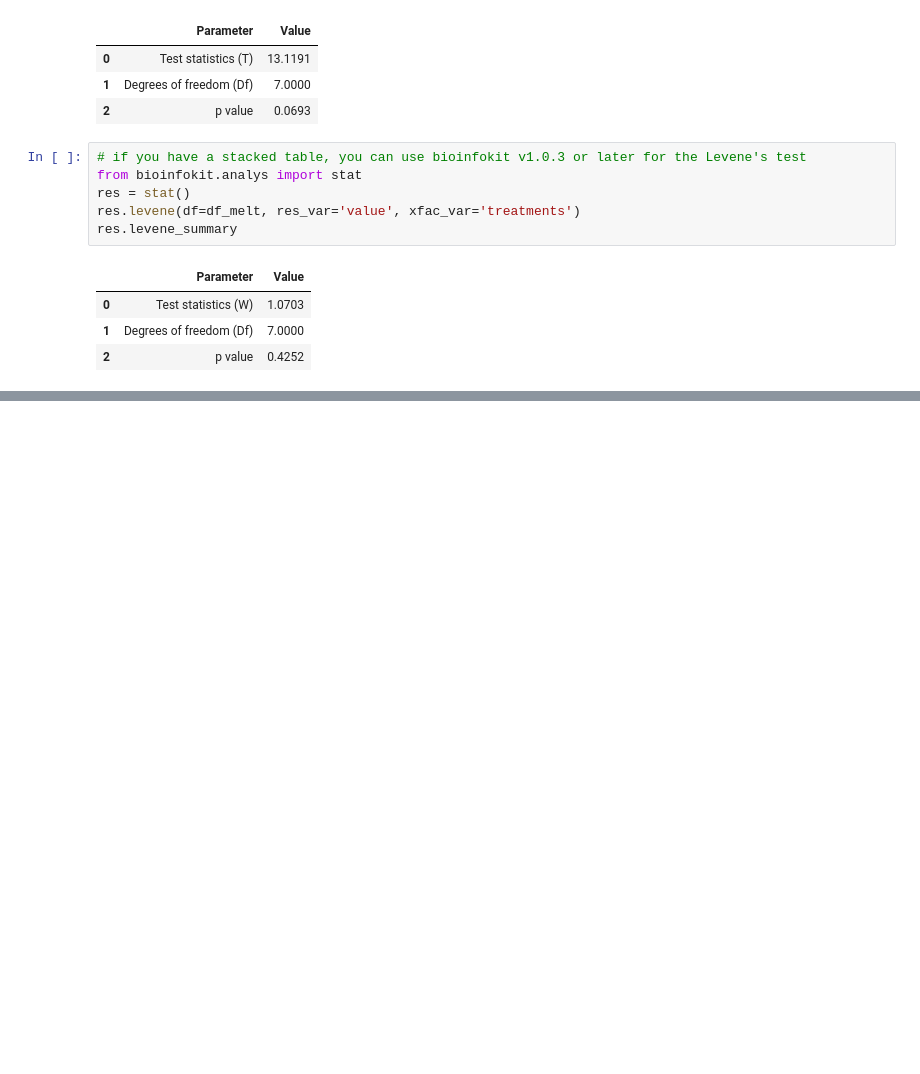
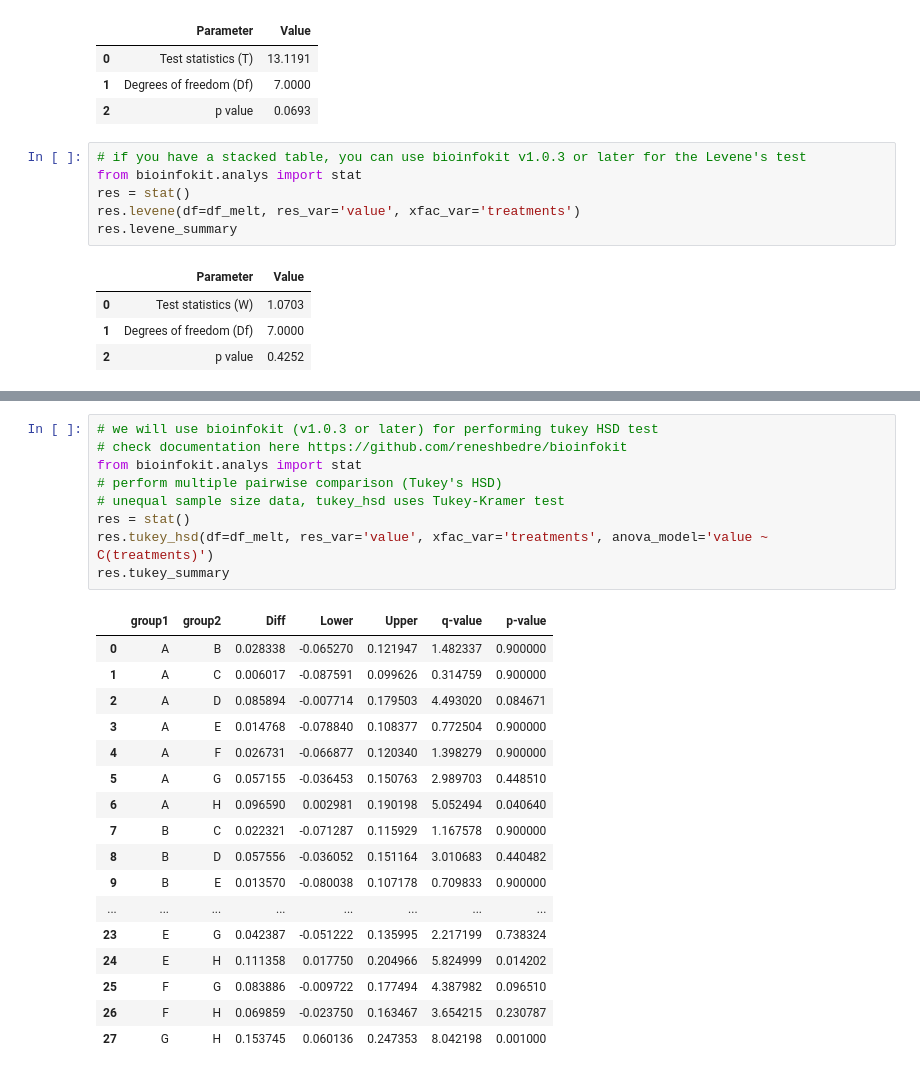
Before and after one commit to rman1061/Avocado, a Jupyter notebook: Copy_of_Statistical_Analysis.ipynb, the cells around one changed output, grey strips where cells are left out. Drawn from its saved outputs; the diff is of its cells as text; blank space fills up the shorter version.

```diff
--- a/Copy_of_Statistical_Analysis.ipynb
+++ b/Copy_of_Statistical_Analysis.ipynb
@@ -1788,0 +1854,27 @@ res.levene_summary
+# %%
+# we will use bioinfokit (v1.0.3 or later) for performing tukey HSD test
+# check documentation here https://github.com/reneshbedre/bioinfokit
+from bioinfokit.analys import stat
+# perform multiple pairwise comparison (Tukey's HSD)
+# unequal sample size data, tukey_hsd uses Tukey-Kramer test
+res = stat()
+res.tukey_hsd(df=df_melt, res_var='value', xfac_var='treatments', anova_model='value ~ C(treatments)')
+res.tukey_summary
+# %% [output]
+|  | group1 | group2 | Diff | Lower | Upper | q-value | p-value |
+| 0 | A | B | 0.028338 | -0.065270 | 0.121947 | 1.482337 | 0.900000 |
+| 1 | A | C | 0.006017 | -0.087591 | 0.099626 | 0.314759 | 0.900000 |
+| 2 | A | D | 0.085894 | -0.007714 | 0.179503 | 4.493020 | 0.084671 |
+| 3 | A | E | 0.014768 | -0.078840 | 0.108377 | 0.772504 | 0.900000 |
+| 4 | A | F | 0.026731 | -0.066877 | 0.120340 | 1.398279 | 0.900000 |
+| 5 | A | G | 0.057155 | -0.036453 | 0.150763 | 2.989703 | 0.448510 |
+| 6 | A | H | 0.096590 | 0.002981 | 0.190198 | 5.052494 | 0.040640 |
+| 7 | B | C | 0.022321 | -0.071287 | 0.115929 | 1.167578 | 0.900000 |
+| 8 | B | D | 0.057556 | -0.036052 | 0.151164 | 3.010683 | 0.440482 |
+| 9 | B | E | 0.013570 | -0.080038 | 0.107178 | 0.709833 | 0.900000 |
+| ... | ... | ... | ... | ... | ... | ... | ... |
+| 23 | E | G | 0.042387 | -0.051222 | 0.135995 | 2.217199 | 0.738324 |
+| 24 | E | H | 0.111358 | 0.017750 | 0.204966 | 5.824999 | 0.014202 |
+| 25 | F | G | 0.083886 | -0.009722 | 0.177494 | 4.387982 | 0.096510 |
+| 26 | F | H | 0.069859 | -0.023750 | 0.163467 | 3.654215 | 0.230787 |
+| 27 | G | H | 0.153745 | 0.060136 | 0.247353 | 8.042198 | 0.001000 |
```
Also changed, not shown: parts of 12 cells of this notebook.
